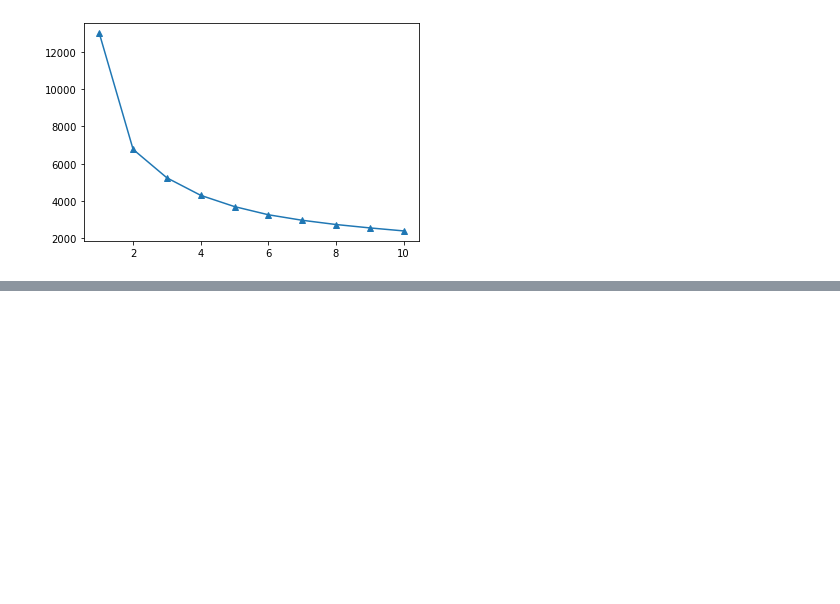
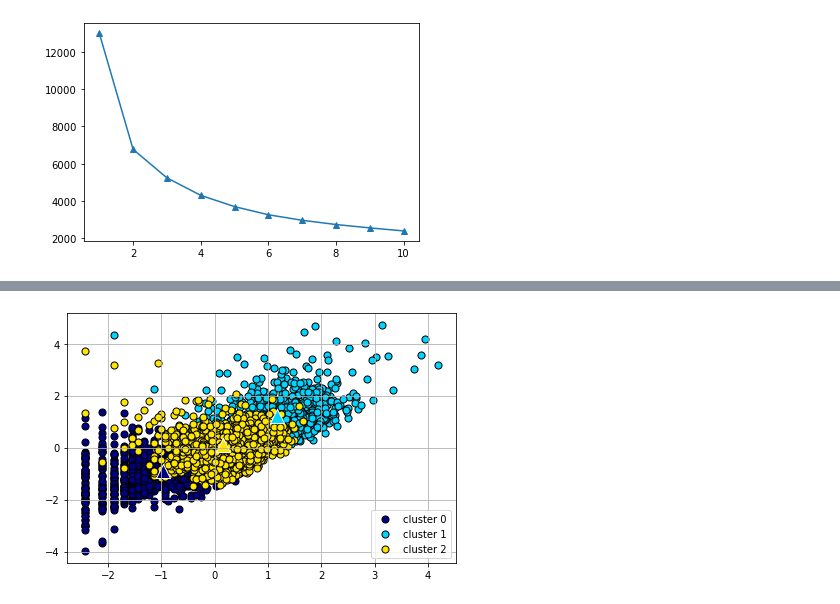
Before and after one commit to waldbear4/Python_2021, a Jupyter notebook: 20210624 KMEANS DBSCAN.ipynb, the cells around one changed output, grey strips where cells are left out. Cells and saved outputs as stored; diff of their text form; code cells hidden in the pictures; blank space fills up the shorter version.

```diff
--- a/20210624 KMEANS DBSCAN.ipynb
+++ b/20210624 KMEANS DBSCAN.ipynb
@@ -664,0 +730,22 @@ distortion 값을 구해보기위해
+# %%
+def clusterScatter(n_cluster, X):
+    c_colors = []
+    kmeans = KMeans(n_clusters=n_cluster, random_state=0)
+    y_ = kmeans.fit_predict(X)
+
+    for i in range(n_cluster):
+        c_color = cm.jet(float(i) / n_cluster)
+        c_colors.append(c_color)
+
+        plt.scatter(X[y_ == i,0], X[y_ == i,1], marker = 'o',
+                    color = c_color, edgecolor='black',
+                    s = 50, label = 'cluster '+ str(i))
+
+    for i in range(n_cluster):
+        plt.scatter(kmeans.cluster_centers_[i,0],
+                    kmeans.cluster_centers_[i,1], marker='^',
+                    color=c_colors[i], edgecolor='w', s = 200)
+    plt.legend()
+    plt.grid()
+    plt.tight_layout()
+    plt.show()
@@ -664,0 +762,4 @@ distortion 값을 구해보기위해
+# %%
+clusterScatter(3, X_s)
+# %% [output]
+[figure, added]
```
Also changed, not shown: parts of 13 cells of this notebook.
